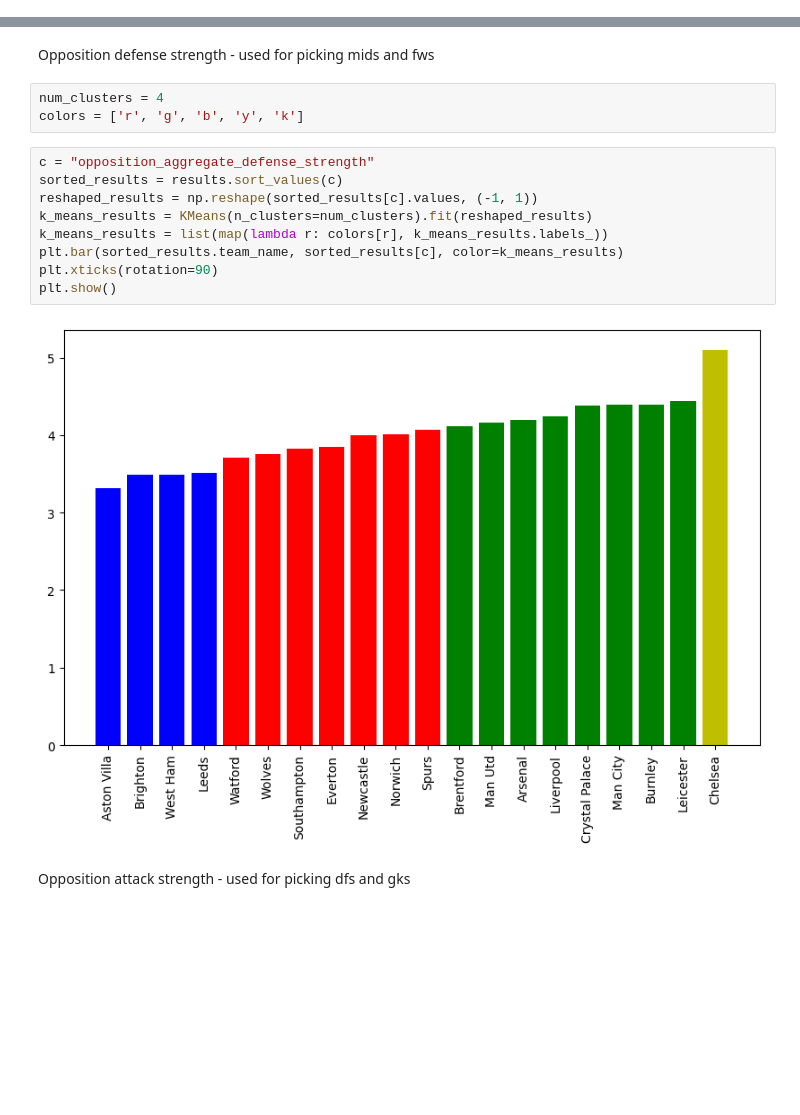
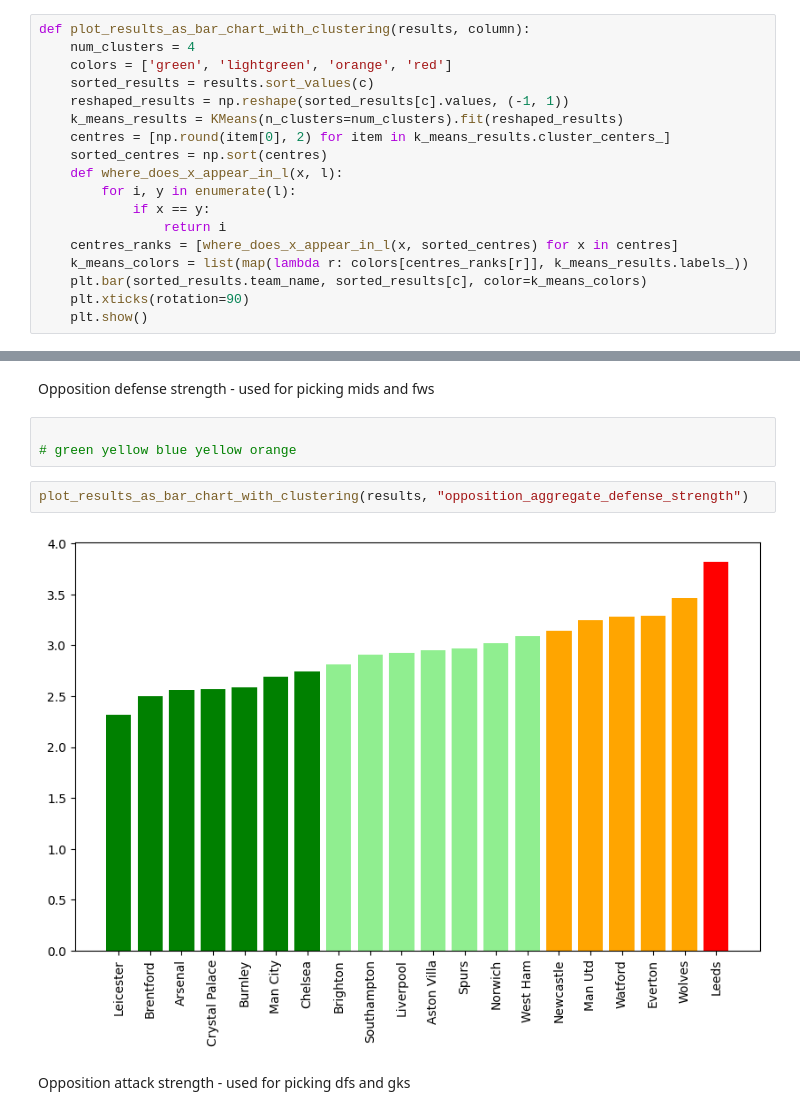
Before and after one commit to murchant/fatasypl, a Jupyter notebook: Fixture Difficulty.ipynb, the cells around one changed output, grey strips where cells are left out. Saved outputs shown, nothing was run; the diff lists cells and outputs as text; blank space fills up the shorter version.

```diff
--- a/Fixture Difficulty.ipynb
+++ b/Fixture Difficulty.ipynb
@@ -132,6 +131,24 @@ def team_strength_to_df(team_strength, club_metadata):
         team_strength_df = team_strength_df.append(item, ignore_index=True)
 
     return team_strength_df
+# %%
+def plot_results_as_bar_chart_with_clustering(results, column):
+    num_clusters = 4
+    colors = ['green', 'lightgreen', 'orange', 'red']
+    sorted_results = results.sort_values(c)
+    reshaped_results = np.reshape(sorted_results[c].values, (-1, 1))
+    k_means_results = KMeans(n_clusters=num_clusters).fit(reshaped_results)
+    centres = [np.round(item[0], 2) for item in k_means_results.cluster_centers_]
+    sorted_centres = np.sort(centres)
+    def where_does_x_appear_in_l(x, l):
+        for i, y in enumerate(l):
+            if x == y:
+                return i
+    centres_ranks = [where_does_x_appear_in_l(x, sorted_centres) for x in centres]
+    k_means_colors = list(map(lambda r: colors[centres_ranks[r]], k_means_results.labels_))
+    plt.bar(sorted_results.team_name, sorted_results[c], color=k_means_colors)
+    plt.xticks(rotation=90)
+    plt.show()
 # %%
 raw_gw_fixtures = requests.get('https://fantasy.premierleague.com/api/fixtures').json()
 club_metadata = pd.DataFrame(requests.get("https://fantasy.premierleague.com/api/bootstrap-static/").json()["teams"])
@@ -174,18 +191,11 @@ results
 # %% [markdown]
 Opposition defense strength - used for picking mids and fws
-# %%
-num_clusters = 4
-colors = ['r', 'g', 'b', 'y', 'k']
-# %%
-c = "opposition_aggregate_defense_strength"
-sorted_results = results.sort_values(c)
-reshaped_results = np.reshape(sorted_results[c].values, (-1, 1))
-k_means_results = KMeans(n_clusters=num_clusters).fit(reshaped_results)
-k_means_results = list(map(lambda r: colors[r], k_means_results.labels_))
-plt.bar(sorted_results.team_name, sorted_results[c], color=k_means_results)
-plt.xticks(rotation=90)
-plt.show()
-# %% [output]
-[figure, removed]
+# %%
+
+# green yellow blue yellow orange
+# %%
+plot_results_as_bar_chart_with_clustering(results, "opposition_aggregate_defense_strength")
+# %% [output]
+[figure, added]
 # %% [markdown]
 Opposition attack strength - used for picking dfs and gks
```
Also changed, not shown: parts of 10 cells of this notebook.
